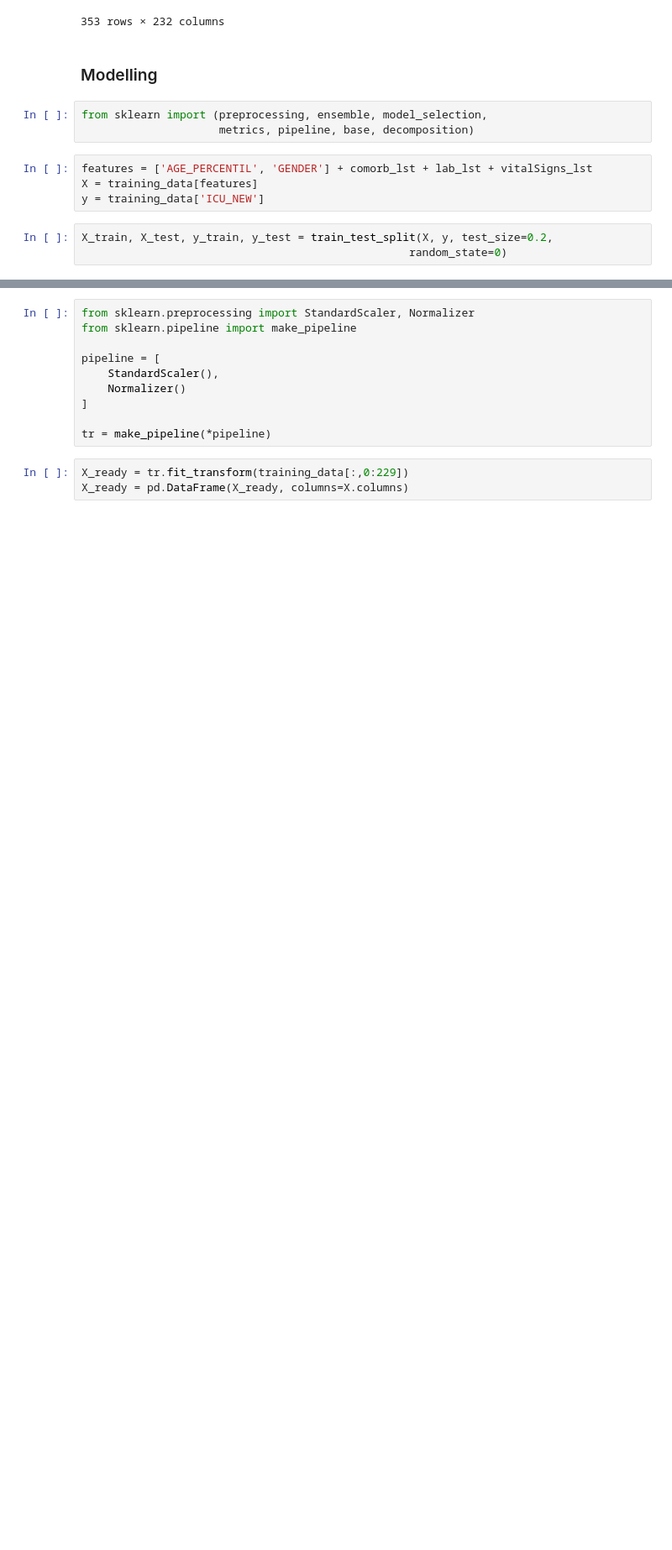
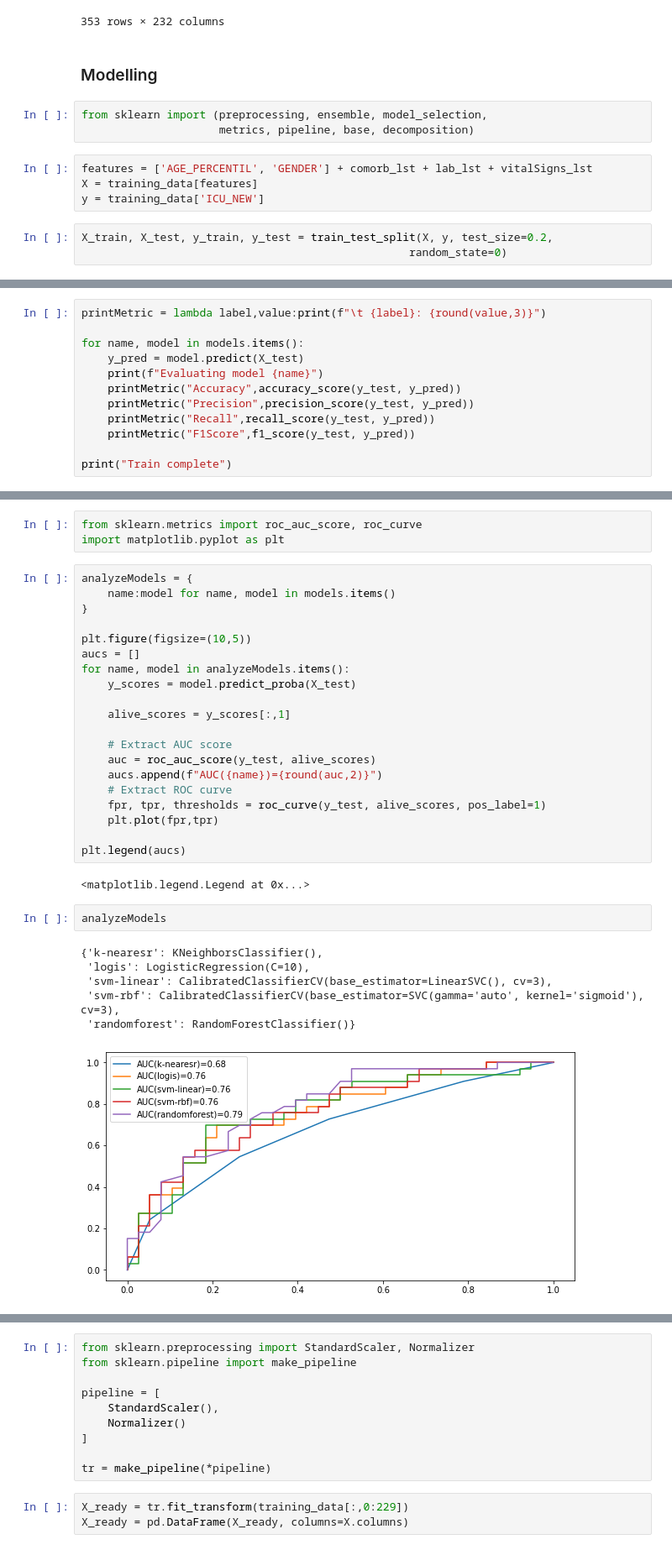
Before and after one commit to gthecrack/COVID-predictions, a Jupyter notebook: Untitled.ipynb, the cells around one changed output, grey strips where cells are left out. Shown at 84% size. Drawn from its saved outputs; the diff is of its cells as text; blank space fills up the shorter version.

```diff
--- a/Untitled.ipynb
+++ b/Untitled.ipynb
@@ -501,0 +478,12 @@ accuracy CV Mean: 0.715 (Std: 0.038)
+# %%
+printMetric = lambda label,value:print(f"\t {label}: {round(value,3)}")
+
+for name, model in models.items():
+    y_pred = model.predict(X_test)
+    print(f"Evaluating model {name}")
+    printMetric("Accuracy",accuracy_score(y_test, y_pred))
+    printMetric("Precision",precision_score(y_test, y_pred))
+    printMetric("Recall",recall_score(y_test, y_pred))
+    printMetric("F1Score",f1_score(y_test, y_pred))
+
+print("Train complete")
@@ -501,0 +508,34 @@ accuracy CV Mean: 0.715 (Std: 0.038)
+# %%
+from sklearn.metrics import roc_auc_score, roc_curve
+import matplotlib.pyplot as plt
+# %%
+analyzeModels = {
+    name:model for name, model in models.items()
+}
+
+plt.figure(figsize=(10,5))
+aucs = []
+for name, model in analyzeModels.items():
+    y_scores = model.predict_proba(X_test)
+
+    alive_scores = y_scores[:,1]
+
+    # Extract AUC score
+    auc = roc_auc_score(y_test, alive_scores)
+    aucs.append(f"AUC({name})={round(auc,2)}")
+    # Extract ROC curve
+    fpr, tpr, thresholds = roc_curve(y_test, alive_scores, pos_label=1)
+    plt.plot(fpr,tpr)
+
+plt.legend(aucs)
+# %% [output]
+<matplotlib.legend.Legend at 0x...>
+# %%
+analyzeModels
+# %% [output]
+{'k-nearesr': KNeighborsClassifier(),
+ 'logis': LogisticRegression(C=10),
+ 'svm-linear': CalibratedClassifierCV(base_estimator=LinearSVC(), cv=3),
+ 'svm-rbf': CalibratedClassifierCV(base_estimator=SVC(gamma='auto', kernel='sigmoid'), cv=3),
+ 'randomforest': RandomForestClassifier()}
+[figure, added]
```
Also changed, not shown: parts of 20 cells of this notebook.
